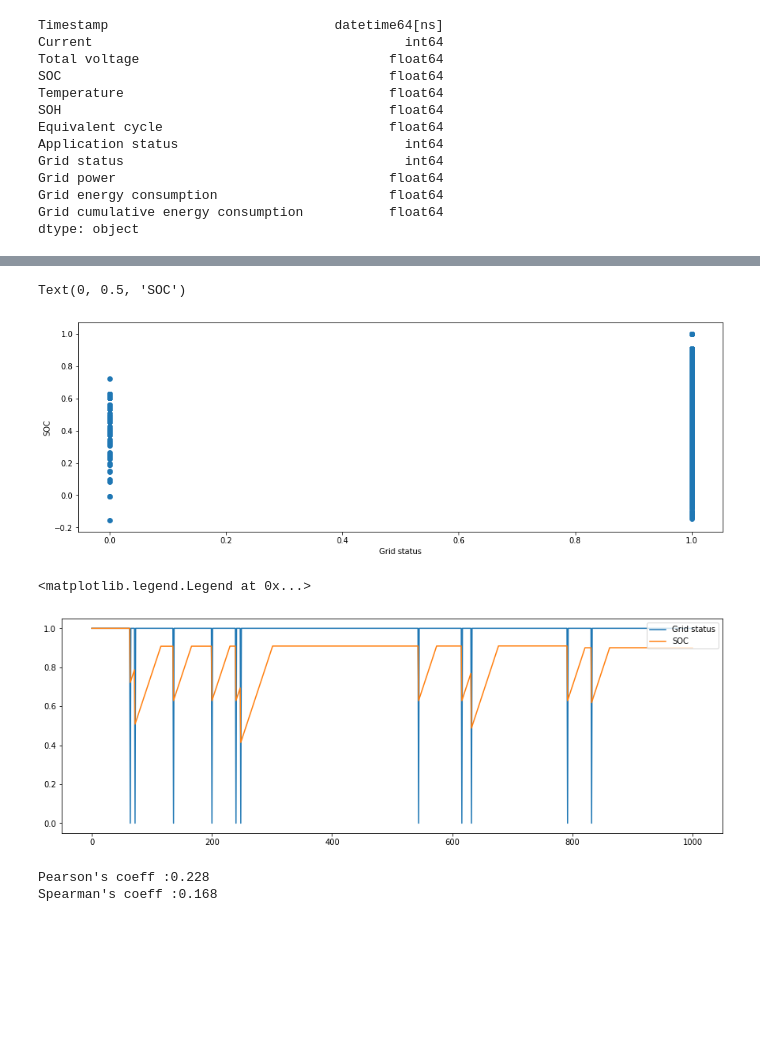
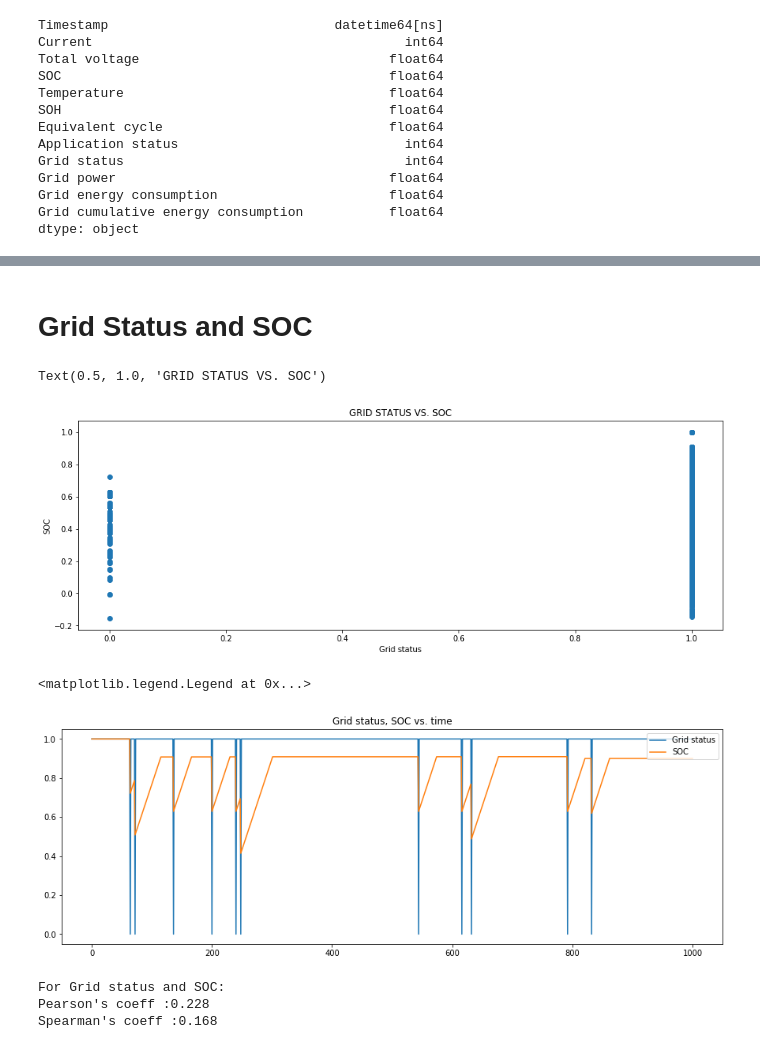
Before and after one commit to Gagan-RA/Data-Analysis, a Jupyter notebook: EDA _Battery/EDA.ipynb, the cells around one changed output, grey strips where cells are left out. Cells and saved outputs as stored; diff of their text form; code cells hidden in the pictures; blank space fills up the shorter version.

```diff
--- a/EDA _Battery/EDA.ipynb
+++ b/EDA _Battery/EDA.ipynb
@@ -62,30 +62,35 @@ df.describe()
 | 50% | 0.000000 | 65.299735 | 0.901914 | 26.060848 | 0.945187 | 52.499507 | 1.000000 | ... |
 | 75% | 10.000000 | 65.344541 | 0.905029 | 29.523420 | 0.963154 | 77.241660 | 1.000000 | ... |
 | max | 10.000000 | 66.720000 | 1.000000 | 136.118156 | 1.000000 | 107.847718 | 1.000000 | ... |
+# %% [markdown]
+# Grid Status and SOC
 # %%
 plt.figure(figsize = (15, 5))
 plt.scatter(df['Grid status'],df['SOC'])
 plt.xlabel("Grid status")
 plt.ylabel("SOC")
+plt.title('GRID STATUS VS. SOC')
 #df['Grid status'].plot(kind = 'hist')
 #plt.ylim(-10,2)
 # %% [output]
-Text(0, 0.5, 'SOC')
+Text(0.5, 1.0, 'GRID STATUS VS. SOC')
-[figure, old version]
+[figure, new version]
 # %%
 plt.figure(figsize = (15,5))
 plt.plot(df['Grid status'].loc[:1000],label = "Grid status")
 plt.plot(df['SOC'].loc[:1000], label = 'SOC')
+plt.title('Grid status, SOC vs. time')
 plt.legend( loc= 'upper right')
 # %% [output]
 <matplotlib.legend.Legend at 0x...>
-[figure, old version]
+[figure, new version]
 # %%
 from scipy.stats import pearsonr,spearmanr
 # %%
 pcorr,_ = pearsonr(df['Grid status'],df['SOC'])
 scorr,_ = spearmanr(df['Grid status'],df['SOC'])
-print(f"Pearson's coeff :{pcorr:.3f} \nSpearman's coeff :{scorr:.3f}")
+print(f"For Grid status and SOC: \nPearson's coeff :{pcorr:.3f} \nSpearman's coeff :{scorr:.3f}")
 # %% [output]
+For Grid status and SOC:
 Pearson's coeff :0.228
 Spearman's coeff :0.168
```
Also changed, not shown: parts of 13 cells of this notebook.
